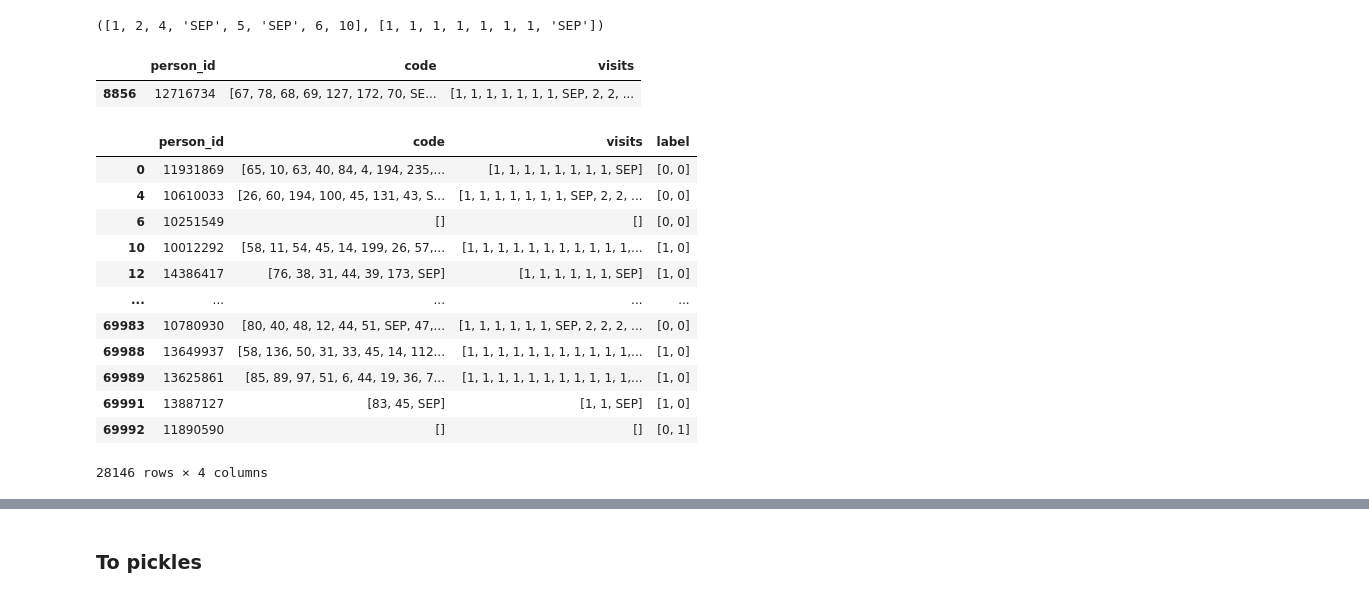
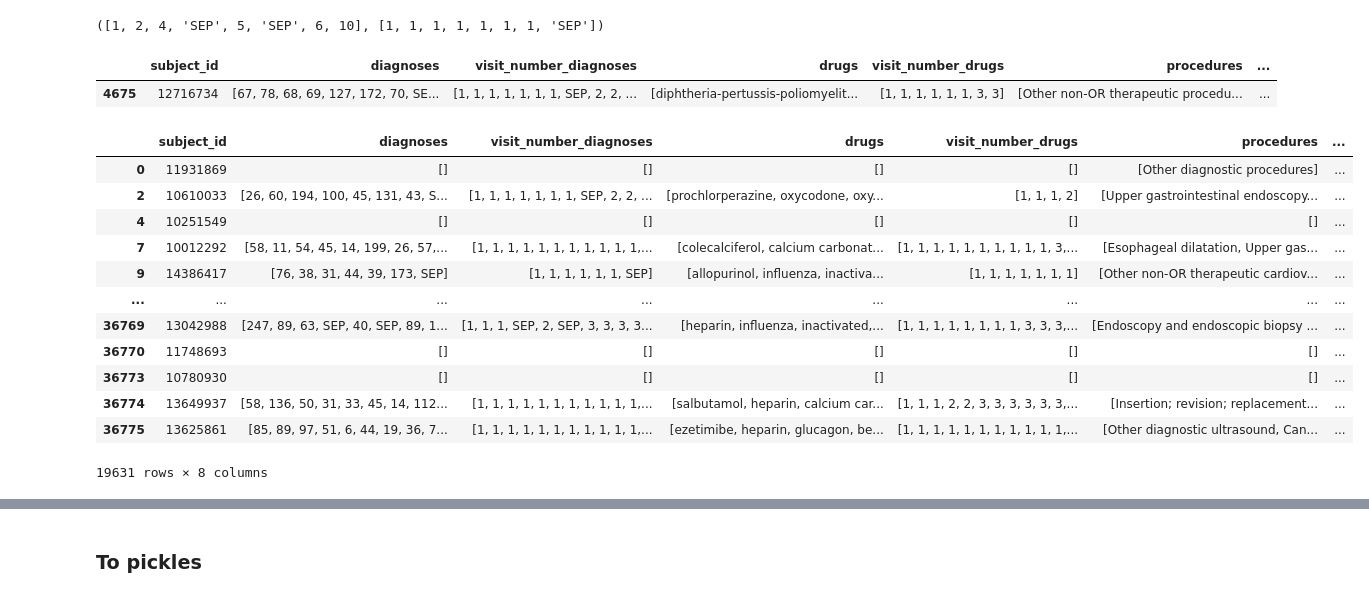
Before and after one commit to Junior41/CPLLM, a Jupyter notebook: medbert-multitask-data-extraction.ipynb, the cells around one changed output, grey strips where cells are left out. Cells and saved outputs as stored; diff of their text form; code cells hidden in the pictures.

```diff
--- a/medbert-multitask-data-extraction.ipynb
+++ b/medbert-multitask-data-extraction.ipynb
@@ -295,11 +436,11 @@ get_history([1, 2, 4, 'SEP', 5, 'SEP', 6, 10, 'SEP'], [1, 1, 1, 1, 1, 1, 1, 'SEP
 # %% [output]
 ([1, 2, 4, 'SEP', 5, 'SEP', 6, 10], [1, 1, 1, 1, 1, 1, 1, 'SEP'])
 # %%
-patient_labels = train_df.loc[train_df["person_id"] == 12716734]
+patient_labels = train_df.loc[train_df["subject_id"] == 12716734]
 patient_labels
 # %% [output]
-|  | person_id | code | visits |
-| 8856 | 12716734 | [67, 78, 68, 69, 127, 172, 70, SE... | [1, 1, 1, 1, 1, 1, 1, SEP, 2, 2, ... |
+|  | subject_id | diagnoses | visit_number_diagnoses | drugs | visit_number_drugs | procedures | ... |
+| 4675 | 12716734 | [67, 78, 68, 69, 127, 172, 70, SE... | [1, 1, 1, 1, 1, 1, 1, SEP, 2, 2, ... | [diphtheria-pertussis-poliomyelit... | [1, 1, 1, 1, 1, 1, 3, 3] | [Other non-OR therapeutic procedu... | ... |
 # %%
 from typing import List
 import random
@@ -365,43 +506,70 @@ def preprocess_patient_records(person_id, codes, visits, was_target_found: bool)
 
     codes_history, visits_history = get_history(codes, visits, visit_num_to_predict)
 
-    return codes_history, visits_history, readmission_label
+    return codes_history, visits_history, readmission_label, visit_num_to_predict
 
 def preprocess_patient_data(row):
-    person_id = row['person_id']
-    codes = row['code']
-    visits = row['visits']
+    person_id = row['subject_id']
+    codes = row['diagnoses']
+    visits = row['visit_number_diagnoses']
     assert len(codes) == len(visits)
     classification_binary_label = has_target_disease(TARGET_DISEASE_IDS, codes)
 
-    codes, visits, readmission_label = preprocess_patient_records(person_id, codes, visits, classification_binary_label)
+    codes, visits, readmission_label, visit_num_to_predict = preprocess_patient_records(person_id, codes, visits, classification_binary_label)
     if codes == None or visits == None or readmission_label == None:
-        return [None, None, None]
+        return pd.Series({col: None for col in row.index})
 
 
     assert len(codes) == len(visits)
 
     diase_prediction_label = 1 if classification_binary_label else 0
 
-    return codes, visits, [diase_prediction_label, readmission_label]
+    row.drugs, row.visit_number_drugs = get_history(row.drugs, row.visit_number_drugs, visit_num_to_predict)
+
+    row.procedures, row.visit_number_procedures = get_history(row.procedures, row.visit_number_procedures, visit_num_to_predict)
+
+    row.diagnoses = codes
+    row.visit_number_diagnoses = visits
+    row.label = [diase_prediction_label, readmission_label]
+
+    return row
 # %%
-for x in (train_df, validation_df, test_df):
-    x[['code', 'visits', 'label']] = x.apply(preprocess_patient_data, axis=1, result_type='expand')
+REQUIRED_COLS = [
+    "subject_id",
+    "diagnoses",
+    "visit_number_diagnoses",
+    "drugs",
+    "visit_number_drugs",
+    "procedures",
+    "visit_number_procedures",
+    "label"
+]
+
+for df in [train_df, validation_df, test_df]:
+    for col in REQUIRED_COLS:
+        if col not in df.columns:
+            df[col] = None
+
+
+train_df = train_df.apply(preprocess_patient_data, axis=1)
+validation_df = validation_df.apply(preprocess_patient_data, axis=1)
+test_df = test_df.apply(preprocess_patient_data, axis=1)
+
 train_df
 # %% [output]
-|  | person_id | code | visits | label |
-| 0 | 11931869 | [65, 10, 63, 40, 84, 4, 194, 235,... | [1, 1, 1, 1, 1, 1, 1, 1, SEP] | [0, 0] |
-| 4 | 10610033 | [26, 60, 194, 100, 45, 131, 43, S... | [1, 1, 1, 1, 1, 1, 1, SEP, 2, 2, ... | [0, 0] |
-| 6 | 10251549 | [] | [] | [0, 0] |
-| 10 | 10012292 | [58, 11, 54, 45, 14, 199, 26, 57,... | [1, 1, 1, 1, 1, 1, 1, 1, 1, 1, 1,... | [1, 0] |
-| 12 | 14386417 | [76, 38, 31, 44, 39, 173, SEP] | [1, 1, 1, 1, 1, 1, SEP] | [1, 0] |
-| ... | ... | ... | ... | ... |
-| 69983 | 10780930 | [80, 40, 48, 12, 44, 51, SEP, 47,... | [1, 1, 1, 1, 1, 1, SEP, 2, 2, 2, ... | [0, 0] |
-| 69988 | 13649937 | [58, 136, 50, 31, 33, 45, 14, 112... | [1, 1, 1, 1, 1, 1, 1, 1, 1, 1, 1,... | [1, 0] |
-| 69989 | 13625861 | [85, 89, 97, 51, 6, 44, 19, 36, 7... | [1, 1, 1, 1, 1, 1, 1, 1, 1, 1, 1,... | [1, 0] |
-| 69991 | 13887127 | [83, 45, SEP] | [1, 1, SEP] | [1, 0] |
-| 69992 | 11890590 | [] | [] | [0, 1] |
+|  | subject_id | diagnoses | visit_number_diagnoses | drugs | visit_number_drugs | procedures | ... |
+| 0 | 11931869 | [] | [] | [] | [] | [Other diagnostic procedures] | ... |
+| 2 | 10610033 | [26, 60, 194, 100, 45, 131, 43, S... | [1, 1, 1, 1, 1, 1, 1, SEP, 2, 2, ... | [prochlorperazine, oxycodone, oxy... | [1, 1, 1, 2] | [Upper gastrointestinal endoscopy... | ... |
+| 4 | 10251549 | [] | [] | [] | [] | [] | ... |
+| 7 | 10012292 | [58, 11, 54, 45, 14, 199, 26, 57,... | [1, 1, 1, 1, 1, 1, 1, 1, 1, 1, 1,... | [colecalciferol, calcium carbonat... | [1, 1, 1, 1, 1, 1, 1, 1, 1, 1, 3,... | [Esophageal dilatation, Upper gas... | ... |
+| 9 | 14386417 | [76, 38, 31, 44, 39, 173, SEP] | [1, 1, 1, 1, 1, 1, SEP] | [allopurinol, influenza, inactiva... | [1, 1, 1, 1, 1, 1, 1] | [Other non-OR therapeutic cardiov... | ... |
+| ... | ... | ... | ... | ... | ... | ... | ... |
+| 36769 | 13042988 | [247, 89, 63, SEP, 40, SEP, 89, 1... | [1, 1, 1, SEP, 2, SEP, 3, 3, 3, 3... | [heparin, influenza, inactivated,... | [1, 1, 1, 1, 1, 1, 1, 1, 3, 3, 3,... | [Endoscopy and endoscopic biopsy ... | ... |
+| 36770 | 11748693 | [] | [] | [] | [] | [] | ... |
+| 36773 | 10780930 | [] | [] | [] | [] | [] | ... |
+| 36774 | 13649937 | [58, 136, 50, 31, 33, 45, 14, 112... | [1, 1, 1, 1, 1, 1, 1, 1, 1, 1, 1,... | [salbutamol, heparin, calcium car... | [1, 1, 1, 2, 2, 3, 3, 3, 3, 3, 3,... | [Insertion; revision; replacement... | ... |
+| 36775 | 13625861 | [85, 89, 97, 51, 6, 44, 19, 36, 7... | [1, 1, 1, 1, 1, 1, 1, 1, 1, 1, 1,... | [ezetimibe, heparin, glucagon, be... | [1, 1, 1, 1, 1, 1, 1, 1, 1, 1, 1,... | [Other diagnostic ultrasound, Can... | ... |
-28146 rows × 4 columns
+19631 rows × 8 columns
 # %%
 train_df['label'].value_counts()
 # %% [output]
```
Also changed, not shown: parts of 34 cells of this notebook, 2 other files.
